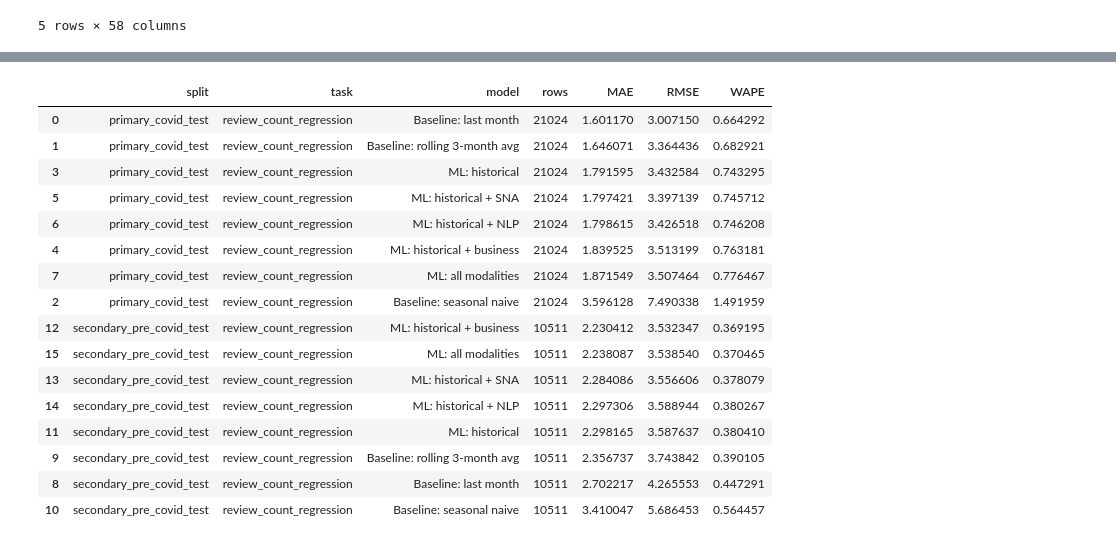
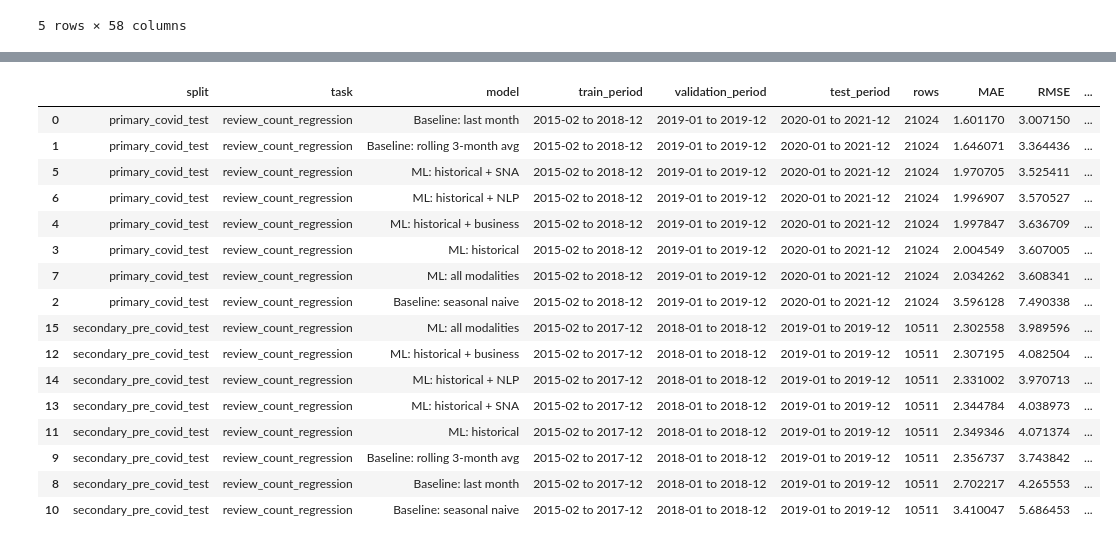
Before and after one commit to MehdiHellall/community-forecasting-yelp, a Jupyter notebook: notebooks/06_forecasting_models.ipynb, the cells around one changed output, grey strips where cells are left out. Drawn from its saved outputs; the diff is of its cells as text; code cells hidden in the pictures.

```diff
--- a/notebooks/06_forecasting_models.ipynb
+++ b/notebooks/06_forecasting_models.ipynb
@@ -175,54 +311,58 @@ Start with transparent temporal baselines, then compare Random Forest regressors
 # %%
 regression_metrics = []
 regression_prediction_frames = []
 regression_models = {}
 
 for split_name, split in splits.items():
-    train_mask = (modeling["target_month_str"] >= split["train_start"]) & (modeling["target_month_str"] <= split["train_end"])
-    test_mask = (modeling["target_month_str"] >= split["test_start"]) & (modeling["target_month_str"] <= split["test_end"])
-    train_df = modeling[train_mask].copy()
-    test_df = modeling[test_mask].copy()
+    # Train, validation, and test periods are separated even when regression has no threshold to tune.
+    train_df, validation_df, test_df = split_modeling_data(split)
     y_train = train_df["target_next_month_reviews"].astype(float)
     y_test = test_df["target_next_month_reviews"].astype(float)
 
     baseline_predictions = {
         "Baseline: last month": test_df["prev_month_reviews"].values,
         "Baseline: rolling 3-month avg": test_df["rolling_3_avg"].values,
         "Baseline: seasonal naive": test_df["same_month_previous_year"].values,
     }
     for model_name, y_pred in baseline_predictions.items():
-        regression_metrics.append(evaluate_regression(split_name, model_name, y_test.values, y_pred))
-        regression_prediction_frames.append(test_df[["business_id", "feature_month_str", "target_month_str", "target_next_month_reviews"]].assign(split=split_name, model=model_name, prediction=np.clip(y_pred, 0, None)))
+        regression_metrics.append(evaluate_regression(split_name, model_name, y_test.values, y_pred, split))
+        regression_prediction_frames.append(
+            test_df[["business_id", "feature_month_str", "target_month_str", "target_next_month_reviews"]]
+            .assign(split=split_name, model=model_name, prediction=np.clip(y_pred, 0, None))
+        )
 
     for model_name, features in feature_sets.items():
         model = RandomForestRegressor(n_estimators=100, max_depth=12, min_samples_leaf=5, random_state=42, n_jobs=-1)
         model.fit(train_df[features], y_train)
         y_pred = model.predict(test_df[features])
-        regression_metrics.append(evaluate_regression(split_name, model_name, y_test.values, y_pred))
-        regression_prediction_frames.append(test_df[["business_id", "feature_month_str", "target_month_str", "target_next_month_reviews"]].assign(split=split_name, model=model_name, prediction=np.clip(y_pred, 0, None)))
+        regression_metrics.append(evaluate_regression(split_name, model_name, y_test.values, y_pred, split))
+        regression_prediction_frames.append(
+            test_df[["business_id", "feature_month_str", "target_month_str", "target_next_month_reviews"]]
+            .assign(split=split_name, model=model_name, prediction=np.clip(y_pred, 0, None))
+        )
         regression_models[(split_name, model_name)] = (model, features)
 
 metrics_df = pd.DataFrame(regression_metrics).sort_values(["split", "WAPE", "MAE"])
 predictions_df = pd.concat(regression_prediction_frames, ignore_index=True)
 metrics_df.to_csv(METRICS_OUTPUT_PATH, index=False)
 predictions_df.to_csv(PREDICTIONS_OUTPUT_PATH, index=False)
 metrics_df
 # %% [output]
-|  | split | task | model | rows | MAE | RMSE | WAPE |
-| 0 | primary_covid_test | review_count_regression | Baseline: last month | 21024 | 1.601170 | 3.007150 | 0.664292 |
-| 1 | primary_covid_test | review_count_regression | Baseline: rolling 3-month avg | 21024 | 1.646071 | 3.364436 | 0.682921 |
-| 3 | primary_covid_test | review_count_regression | ML: historical | 21024 | 1.791595 | 3.432584 | 0.743295 |
-| 5 | primary_covid_test | review_count_regression | ML: historical + SNA | 21024 | 1.797421 | 3.397139 | 0.745712 |
-| 6 | primary_covid_test | review_count_regression | ML: historical + NLP | 21024 | 1.798615 | 3.426518 | 0.746208 |
-| 4 | primary_covid_test | review_count_regression | ML: historical + business | 21024 | 1.839525 | 3.513199 | 0.763181 |
-| 7 | primary_covid_test | review_count_regression | ML: all modalities | 21024 | 1.871549 | 3.507464 | 0.776467 |
-| 2 | primary_covid_test | review_count_regression | Baseline: seasonal naive | 21024 | 3.596128 | 7.490338 | 1.491959 |
-| 12 | secondary_pre_covid_test | review_count_regression | ML: historical + business | 10511 | 2.230412 | 3.532347 | 0.369195 |
-| 15 | secondary_pre_covid_test | review_count_regression | ML: all modalities | 10511 | 2.238087 | 3.538540 | 0.370465 |
-| 13 | secondary_pre_covid_test | review_count_regression | ML: historical + SNA | 10511 | 2.284086 | 3.556606 | 0.378079 |
-| 14 | secondary_pre_covid_test | review_count_regression | ML: historical + NLP | 10511 | 2.297306 | 3.588944 | 0.380267 |
-| 11 | secondary_pre_covid_test | review_count_regression | ML: historical | 10511 | 2.298165 | 3.587637 | 0.380410 |
-| 9 | secondary_pre_covid_test | review_count_regression | Baseline: rolling 3-month avg | 10511 | 2.356737 | 3.743842 | 0.390105 |
-| 8 | secondary_pre_covid_test | review_count_regression | Baseline: last month | 10511 | 2.702217 | 4.265553 | 0.447291 |
-| 10 | secondary_pre_covid_test | review_count_regression | Baseline: seasonal naive | 10511 | 3.410047 | 5.686453 | 0.564457 |
+|  | split | task | model | train_period | validation_period | test_period | rows | MAE | RMSE | ... |
+| 0 | primary_covid_test | review_count_regression | Baseline: last month | 2015-02 to 2018-12 | 2019-01 to 2019-12 | 2020-01 to 2021-12 | 21024 | 1.601170 | 3.007150 | ... |
+| 1 | primary_covid_test | review_count_regression | Baseline: rolling 3-month avg | 2015-02 to 2018-12 | 2019-01 to 2019-12 | 2020-01 to 2021-12 | 21024 | 1.646071 | 3.364436 | ... |
+| 5 | primary_covid_test | review_count_regression | ML: historical + SNA | 2015-02 to 2018-12 | 2019-01 to 2019-12 | 2020-01 to 2021-12 | 21024 | 1.970705 | 3.525411 | ... |
+| 6 | primary_covid_test | review_count_regression | ML: historical + NLP | 2015-02 to 2018-12 | 2019-01 to 2019-12 | 2020-01 to 2021-12 | 21024 | 1.996907 | 3.570527 | ... |
+| 4 | primary_covid_test | review_count_regression | ML: historical + business | 2015-02 to 2018-12 | 2019-01 to 2019-12 | 2020-01 to 2021-12 | 21024 | 1.997847 | 3.636709 | ... |
+| 3 | primary_covid_test | review_count_regression | ML: historical | 2015-02 to 2018-12 | 2019-01 to 2019-12 | 2020-01 to 2021-12 | 21024 | 2.004549 | 3.607005 | ... |
+| 7 | primary_covid_test | review_count_regression | ML: all modalities | 2015-02 to 2018-12 | 2019-01 to 2019-12 | 2020-01 to 2021-12 | 21024 | 2.034262 | 3.608341 | ... |
+| 2 | primary_covid_test | review_count_regression | Baseline: seasonal naive | 2015-02 to 2018-12 | 2019-01 to 2019-12 | 2020-01 to 2021-12 | 21024 | 3.596128 | 7.490338 | ... |
+| 15 | secondary_pre_covid_test | review_count_regression | ML: all modalities | 2015-02 to 2017-12 | 2018-01 to 2018-12 | 2019-01 to 2019-12 | 10511 | 2.302558 | 3.989596 | ... |
+| 12 | secondary_pre_covid_test | review_count_regression | ML: historical + business | 2015-02 to 2017-12 | 2018-01 to 2018-12 | 2019-01 to 2019-12 | 10511 | 2.307195 | 4.082504 | ... |
+| 14 | secondary_pre_covid_test | review_count_regression | ML: historical + NLP | 2015-02 to 2017-12 | 2018-01 to 2018-12 | 2019-01 to 2019-12 | 10511 | 2.331002 | 3.970713 | ... |
+| 13 | secondary_pre_covid_test | review_count_regression | ML: historical + SNA | 2015-02 to 2017-12 | 2018-01 to 2018-12 | 2019-01 to 2019-12 | 10511 | 2.344784 | 4.038973 | ... |
+| 11 | secondary_pre_covid_test | review_count_regression | ML: historical | 2015-02 to 2017-12 | 2018-01 to 2018-12 | 2019-01 to 2019-12 | 10511 | 2.349346 | 4.071374 | ... |
+| 9 | secondary_pre_covid_test | review_count_regression | Baseline: rolling 3-month avg | 2015-02 to 2017-12 | 2018-01 to 2018-12 | 2019-01 to 2019-12 | 10511 | 2.356737 | 3.743842 | ... |
+| 8 | secondary_pre_covid_test | review_count_regression | Baseline: last month | 2015-02 to 2017-12 | 2018-01 to 2018-12 | 2019-01 to 2019-12 | 10511 | 2.702217 | 4.265553 | ... |
+| 10 | secondary_pre_covid_test | review_count_regression | Baseline: seasonal naive | 2015-02 to 2017-12 | 2018-01 to 2018-12 | 2019-01 to 2019-12 | 10511 | 3.410047 | 5.686453 | ... |
 # %%
```
Also changed, not shown: parts of 16 cells of this notebook, 27 other files.
